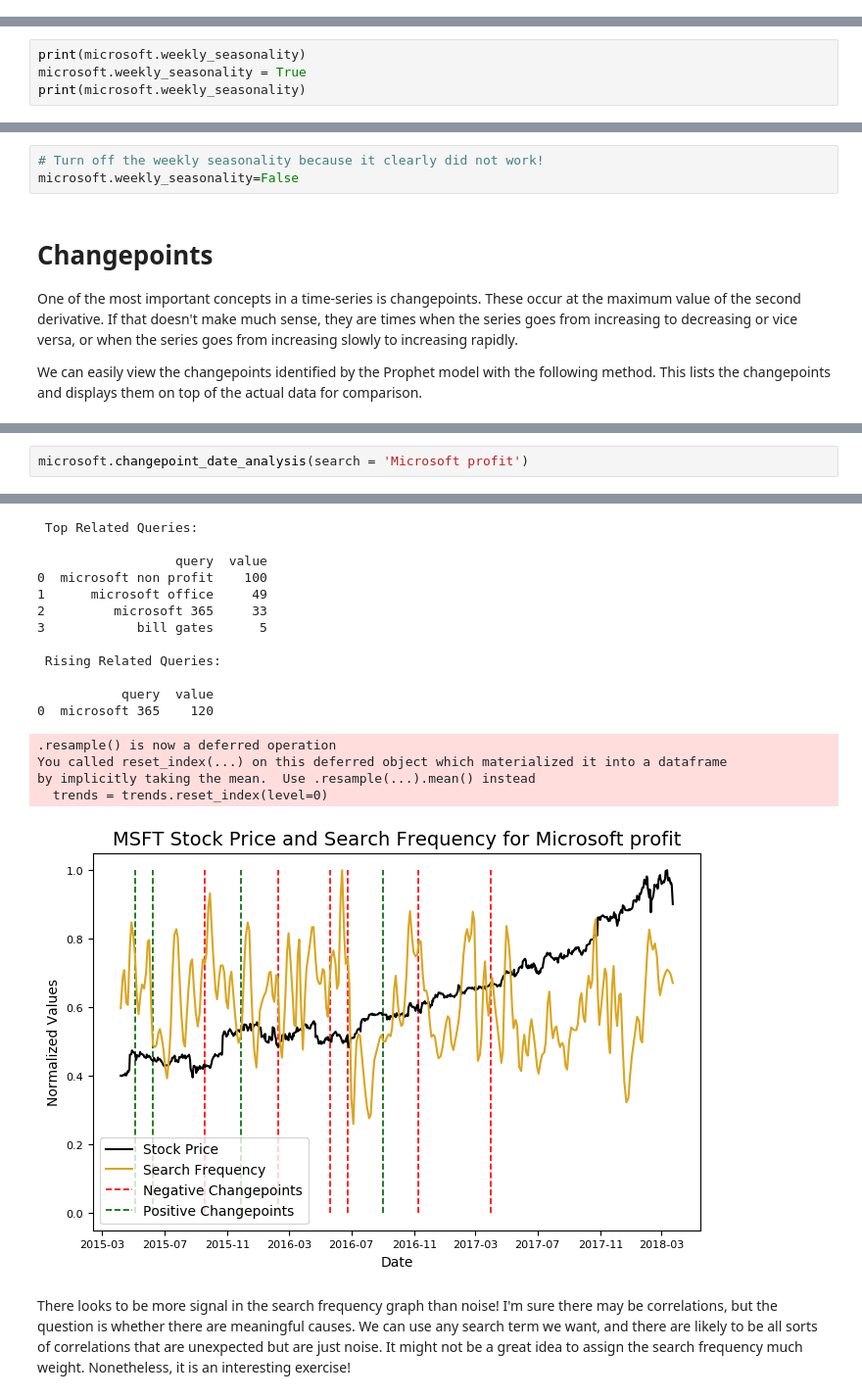
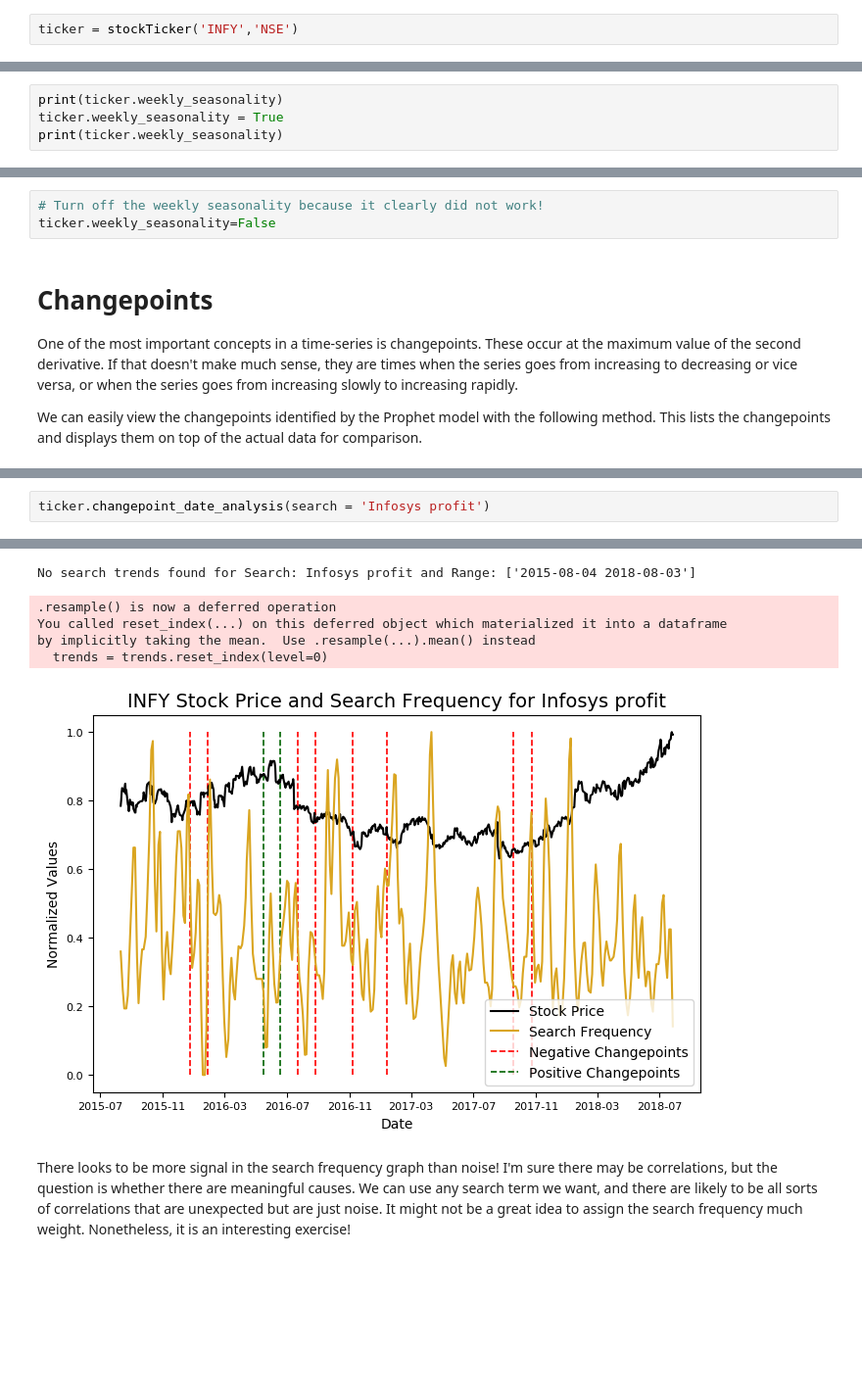
Before and after one commit to thegauravsingh/AI-Adventures-Stock-Analysis-using-Tensorflow, a Jupyter notebook: Stocks Analyzer.ipynb, the cells around one changed output, grey strips where cells are left out. Shown at 98% size. Saved outputs shown, nothing was run; the diff lists cells and outputs as text; blank space fills up the shorter version.

```diff
--- a/Stocks Analyzer.ipynb
+++ b/Stocks Analyzer.ipynb
@@ -61 +58,3 @@ microsoft = Stocker('MSFT')
+# %%
+ticker = stockTicker('INFY','NSE')
 # %% [markdown]
@@ -137,7 +135,7 @@ If we think there may be meaningful weekly trends, we can add in a weekly season
 # %%
-print(microsoft.weekly_seasonality)
-microsoft.weekly_seasonality = True
-print(microsoft.weekly_seasonality)
+print(ticker.weekly_seasonality)
+ticker.weekly_seasonality = True
+print(ticker.weekly_seasonality)
 # %% [output]
 False
 True
@@ -154,7 +152,7 @@ plt.show()
 We have added a weekly component into the data. We can ignore the weekends because trading only occurs during the week (prices do slightly change overnight because of after-market trading, but the differences are small enough to not make affect our analysis). There is therefore no trend during the week. This is to be expected because on a short enough timescale, the movements of the market are essentially random. It is only be zooming out that we can see the overall trend. Even on a yearly basis, there might not be many patterns that we can discern. The message is clear: playing the daily stock market should not make sense to a data scientist!
 # %%
 # Turn off the weekly seasonality because it clearly did not work!
-microsoft.weekly_seasonality=False
+ticker.weekly_seasonality=False
 # %% [markdown]
 # Changepoints
 
@@ -190,32 +188,21 @@ If we specify a search term in the call to `changepoint_date_analysis`, behind t
 # %%
-microsoft.changepoint_date_analysis(search = 'Microsoft profit')
+ticker.changepoint_date_analysis(search = 'Infosys profit')
 # %% [output]
 A value is trying to be set on a copy of a slice from a DataFrame.
 Try using .loc[row_indexer,col_indexer] = value instead
 
 See the caveats in the documentation: http://pandas.pydata.org/pandas-docs/stable/indexing.html#indexing-view-versus-copy
   c_data['delta'] = deltas
 A value is trying to be set on a copy of a slice from a DataFrame.
 Try using .loc[row_indexer,col_indexer] = value instead
 
 See the caveats in the documentation: http://pandas.pydata.org/pandas-docs/stable/indexing.html#indexing-view-versus-copy
   c_data['abs_delta'] = abs(c_data['delta'])
- Top Related Queries:
-
-                  query  value
-0  microsoft non profit    100
-1      microsoft office     49
-2         microsoft 365     33
-3            bill gates      5
-
- Rising Related Queries:
-
-           query  value
-0  microsoft 365    120
+No search trends found for Search: Infosys profit and Range: ['2015-08-04 2018-08-03']
 .resample() is now a deferred operation
 You called reset_index(...) on this deferred object which materialized it into a dataframe
 by implicitly taking the mean.  Use .resample(...).mean() instead
   trends = trends.reset_index(level=0)
-[figure, old version]
+[figure, new version]
 # %% [markdown]
 There looks to be more signal in the search frequency graph than noise! I'm sure there may be correlations, but the question is whether there are meaningful causes. We can use any search term we want, and there are likely to be all sorts of correlations that are unexpected but are just noise. It might not be a great idea to assign the search frequency much weight. Nonetheless, it is an interesting exercise!
```
Also changed, not shown: parts of 30 cells of this notebook.
